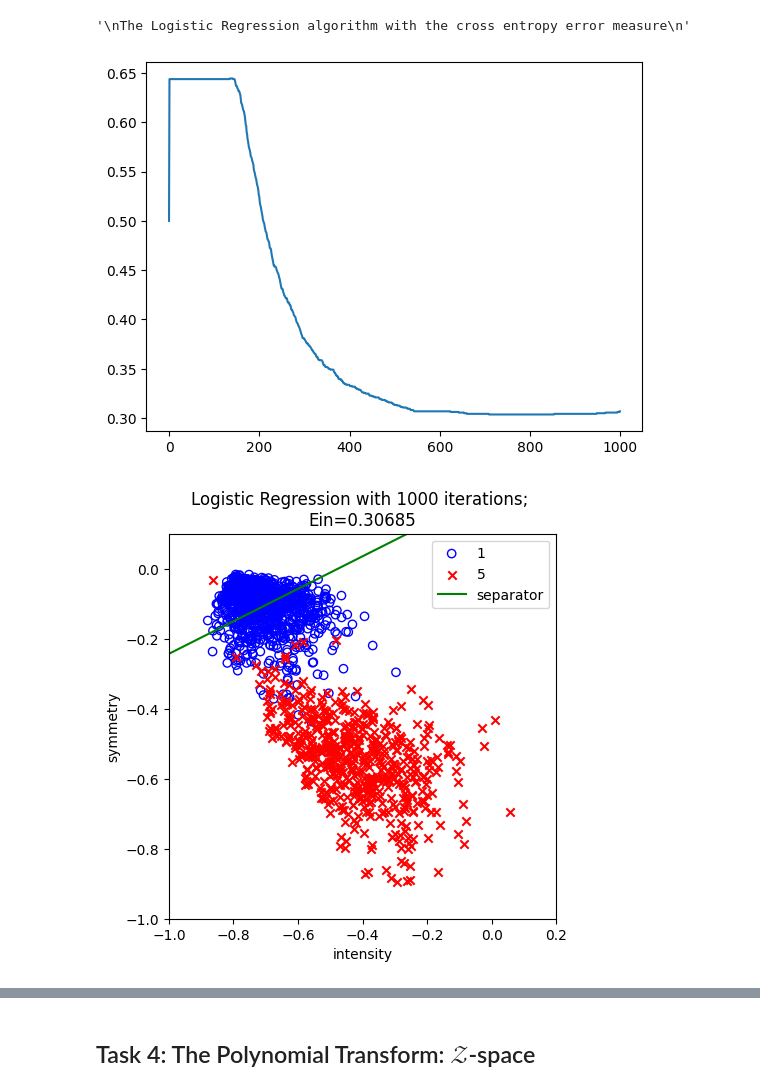
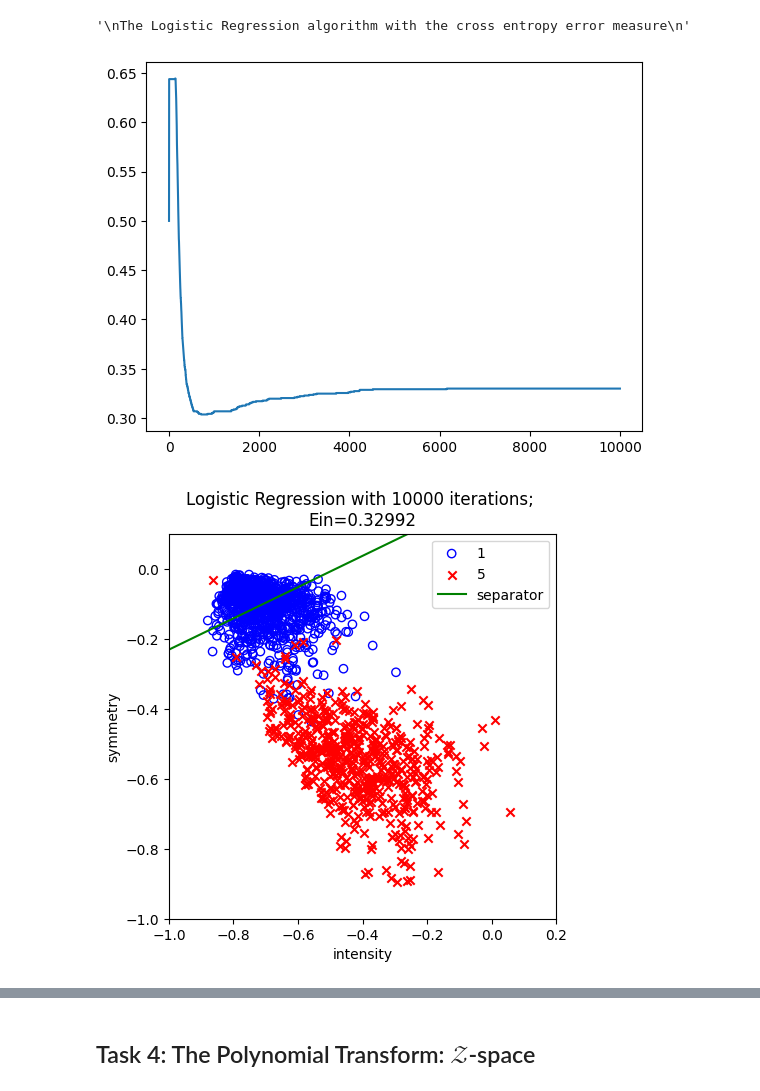
Before and after one commit to AxinLi1/CS436HW3, a Jupyter notebook: LinearModelsTODO.ipynb, the cells around one changed output, grey strips where cells are left out. Saved outputs shown, nothing was run; the diff lists cells and outputs as text; code cells hidden in the pictures.

```diff
--- a/LinearModelsTODO.ipynb
+++ b/LinearModelsTODO.ipynb
@@ -837,7 +837,7 @@ def functionf(x, y):
     TODO: return the value of the function at (x, y)
     return ?
     '''
-    return x**2 + y**2
+    return x**3 + y**3
 
 def gradientf(x, y):
     '''
@@ -848,8 +848,8 @@ def gradientf(x, y):
     df_by_dx = ?
     df_by_dy = ?
     '''
-    df_by_dx = 2*x
-    df_by_dy = 2*y
+    df_by_dx = 3 * (x**2)
+    df_by_dy = 3 * (y**2)
     return df_by_dx, df_by_dy
 
 
@@ -868,8 +868,8 @@ def gradientDescent4f(x, y, eta=0.001, max_iters=100):
         x = ?
         y = ?
         '''
-        x = x - eta*grad[0]
-        y = y - eta*grad[1]
+        x = x - eta * grad[0]
+        y = y - eta * grad[1]
     plt.plot(range(max_iters), fvals)
     plt.xlabel('iteration')
     plt.ylabel('value of f')
@@ -985,21 +985,21 @@ def logisticRegression(X, y, eta=0.001, w_init=None, max_iters=1000):
 # %%
 '''
 Run the logistic regression algorithm to classify 1s vs 5s
 '''
 
 if execute:
-    max_iters = 100000
+    max_iters = 10000 #100000 would cause an overload
     eta = 0.1
     w_log = logisticRegression(Xtrain, ytrain, eta=eta, max_iters=max_iters)
 # %% [output]
-[figure, old version]
+[figure, new version]
 # %%
 if execute:
     Ein = np.round(E(w_log, Xtrain, ytrain), 5)
     plotLinearSeparator(w_log, Xtrain, ytrain,
                         title=f'Logistic Regression with {max_iters} iterations; \nEin={Ein}')
 # %% [output]
-[figure, old version]
+[figure, new version]
 # %%
 if execute:
     Etest = E(w_log, Xtest, ytest)
```
Also changed, not shown: parts of 4 cells of this notebook.
